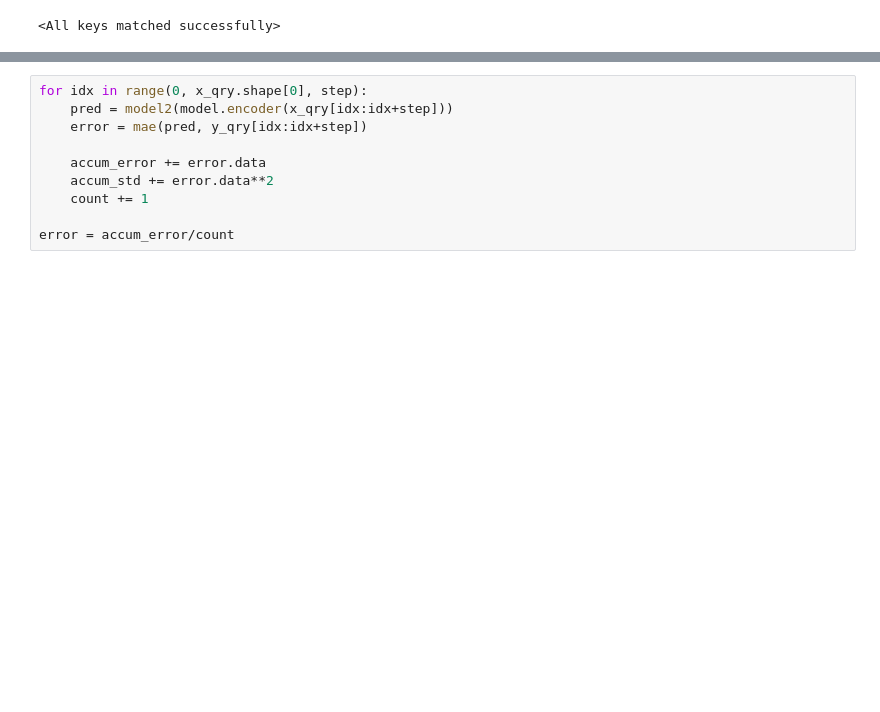
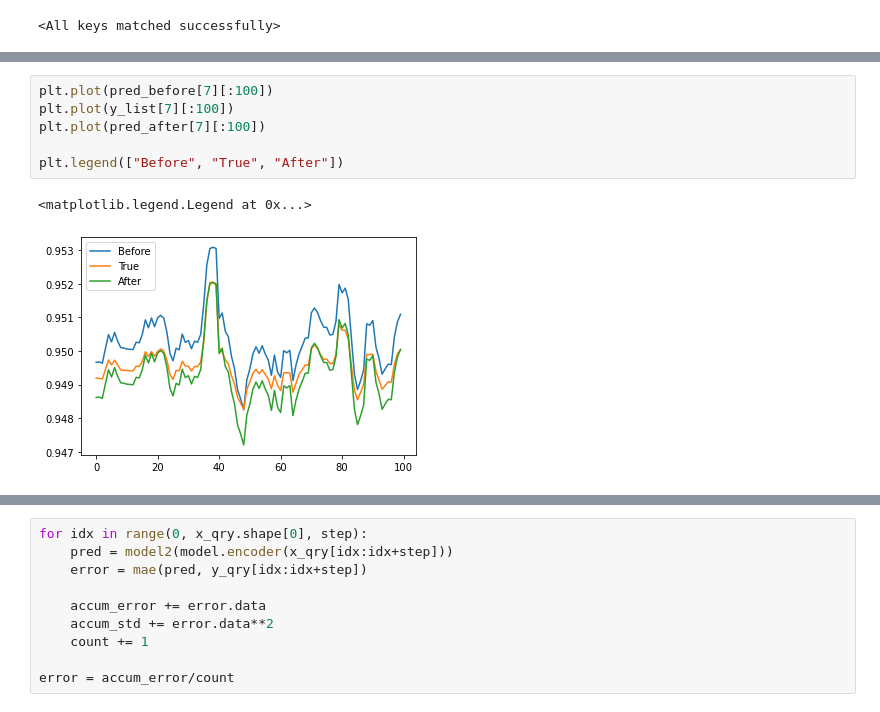
Before and after one commit to sebastianpinedaar/time-series-meta-learning, a Jupyter notebook: master-thesis/Code/meta-learning/MAML-50-50.ipynb, the cells around one changed output, grey strips where cells are left out. Drawn from its saved outputs; the diff is of its cells as text; blank space fills up the shorter version.

```diff
--- a/master-thesis/Code/meta-learning/MAML-50-50.ipynb
+++ b/master-thesis/Code/meta-learning/MAML-50-50.ipynb
@@ -251,0 +298,9 @@ float(error.cpu().numpy())
+# %%
+plt.plot(pred_before[7][:100])
+plt.plot(y_list[7][:100])
+plt.plot(pred_after[7][:100])
+
+plt.legend(["Before", "True", "After"])
+# %% [output]
+<matplotlib.legend.Legend at 0x...>
+[figure, added]
```
Also changed, not shown: parts of 13 cells of this notebook, 19 other files.
